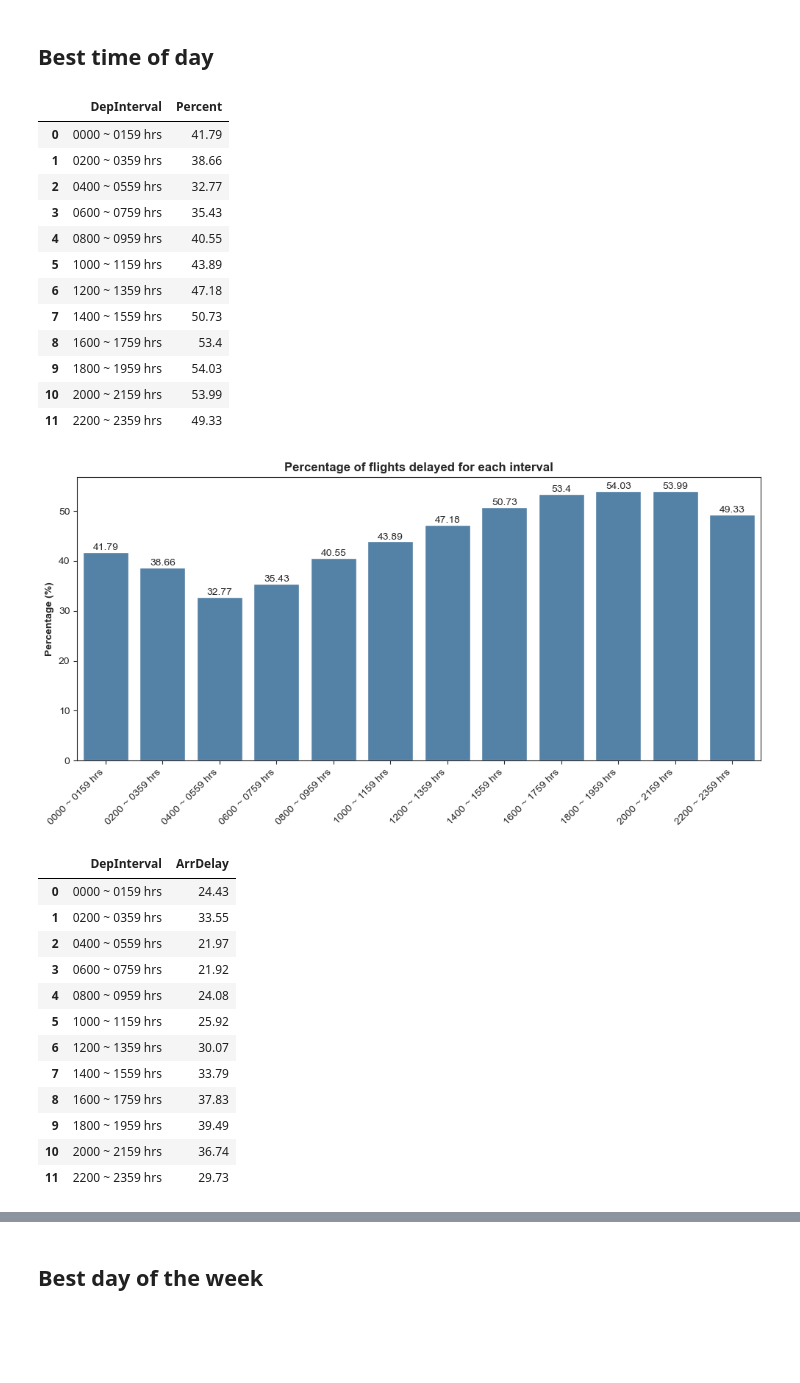
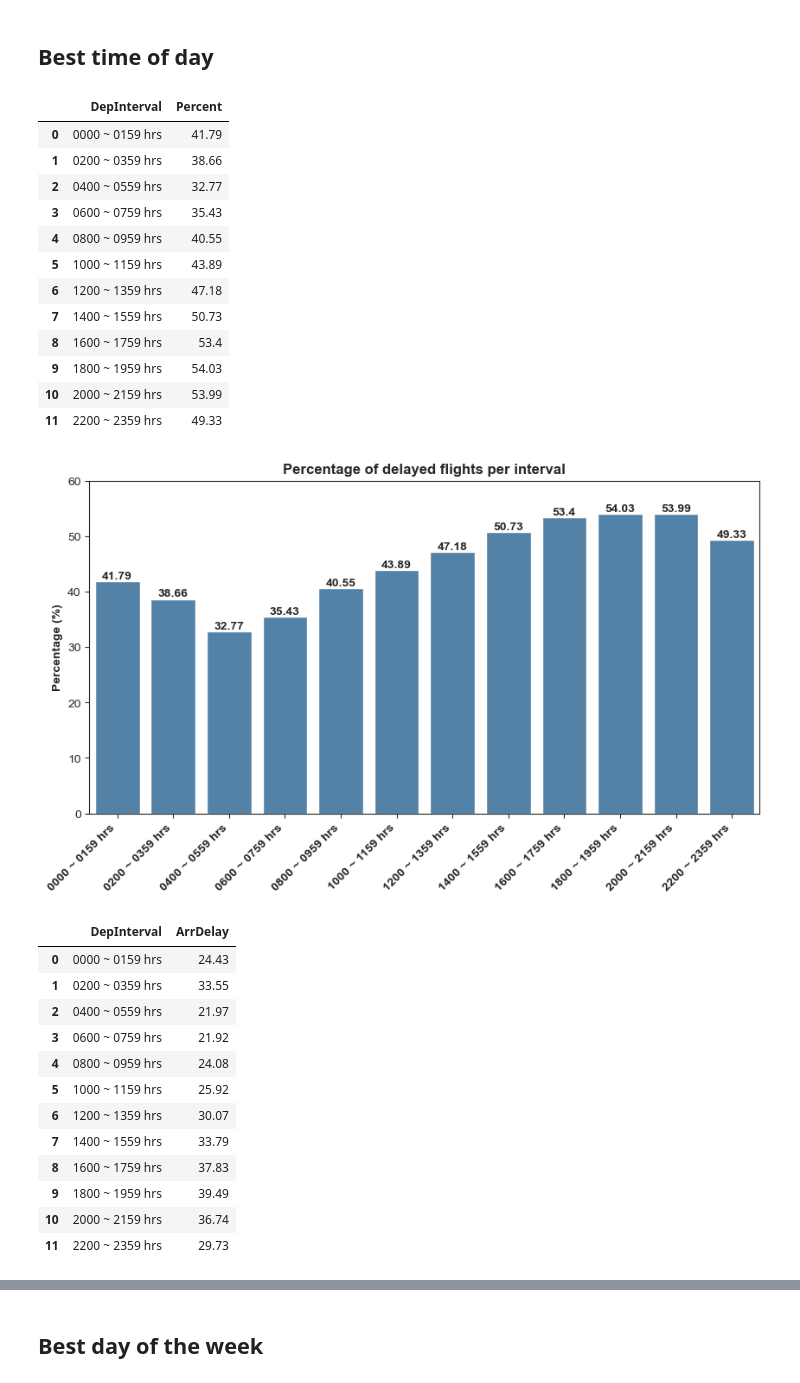
Before and after one commit to zxloo002/st2195cw, a Jupyter notebook: ZhiXian_Python.ipynb, the cells around one changed output, grey strips where cells are left out. Saved outputs shown, nothing was run; the diff lists cells and outputs as text; code cells hidden in the pictures; blank space fills up the shorter version.

Commit message:
Changes to the graphs and reconcile with RMD

```diff
--- a/ZhiXian_Python.ipynb
+++ b/ZhiXian_Python.ipynb
@@ -87,42 +87,44 @@ dailypercent['Percent'] = (dailypercent['ADelay'] * 100).round(2)
 dailypercent.drop(['ADelay'], axis= 1, inplace= True)
 display(dailypercent)
 
-fig, ax = plt.subplots(figsize = (12,5))
+fig, ax = plt.subplots(figsize = (10,5))
 ax = sns.barplot(x= 'DepInterval', y = 'Percent', data=dailypercent, color='steelblue')
-ax.bar_label(ax.containers[0])
+ax.set_ylim(0, 60)
+ax.bar_label(ax.containers[0], fontweight= 'bold')
 plt.xlabel("")
 plt.ylabel("Percentage (%)", fontweight='bold')
-plt.xticks(rotation= 45, ha= 'right')
-plt.title("Percentage of flights delayed for each interval", fontweight='bold')
+plt.xticks(rotation= 45, ha= 'right', fontweight= 'bold')
+plt.title("Percentage of delayed flights per interval", fontweight='bold')
 plt.show()
 
 #Average delay duration per interval
 avg_delay = arrival_delay.groupby('DepInterval').ArrDelay.mean().reset_index()
 avg_delay['ArrDelay'] = avg_delay['ArrDelay'].round(2)
 display(avg_delay)
 
-fig, ax = plt.subplots(figsize = (10,5))
+fig, ax = plt.subplots(figsize = (8,5))
 ax = sns.barplot(y= 'DepInterval', x = 'ArrDelay', data=avg_delay, orient= 'h', color= 'lightblue')
 sns.despine()
 ax.bar_label(ax.containers[0])
-plt.title("Average Delay Duration for each Intervals", fontweight='bold')
+plt.title("Average Delay Duration per interval", fontweight='bold')
 plt.xlabel("Average delay duration (Minutes)", fontweight='bold')
+plt.yticks(fontweight='bold')
 plt.ylabel('');
 # %% [output]
 |  | DepInterval | Percent |
 | 0 | 0000 ~ 0159 hrs | 41.79 |
 | 1 | 0200 ~ 0359 hrs | 38.66 |
 | 2 | 0400 ~ 0559 hrs | 32.77 |
 | 3 | 0600 ~ 0759 hrs | 35.43 |
 | 4 | 0800 ~ 0959 hrs | 40.55 |
 | 5 | 1000 ~ 1159 hrs | 43.89 |
 | 6 | 1200 ~ 1359 hrs | 47.18 |
 | 7 | 1400 ~ 1559 hrs | 50.73 |
 | 8 | 1600 ~ 1759 hrs | 53.4 |
 | 9 | 1800 ~ 1959 hrs | 54.03 |
 | 10 | 2000 ~ 2159 hrs | 53.99 |
 | 11 | 2200 ~ 2359 hrs | 49.33 |
-[figure, old version]
+[figure, new version]
 |  | DepInterval | ArrDelay |
 | 0 | 0000 ~ 0159 hrs | 24.43 |
 | 1 | 0200 ~ 0359 hrs | 33.55 |
```
Also changed, not shown: parts of 20 cells of this notebook.
